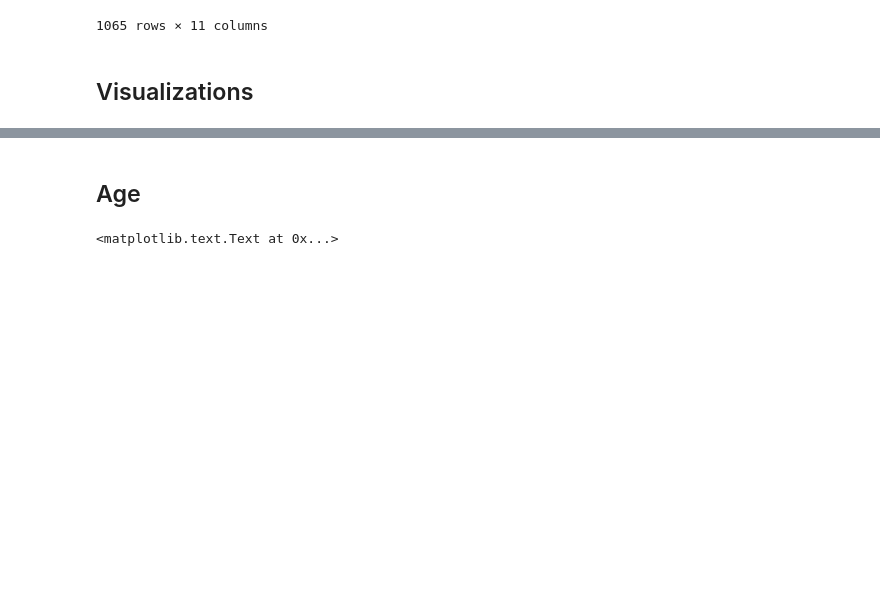
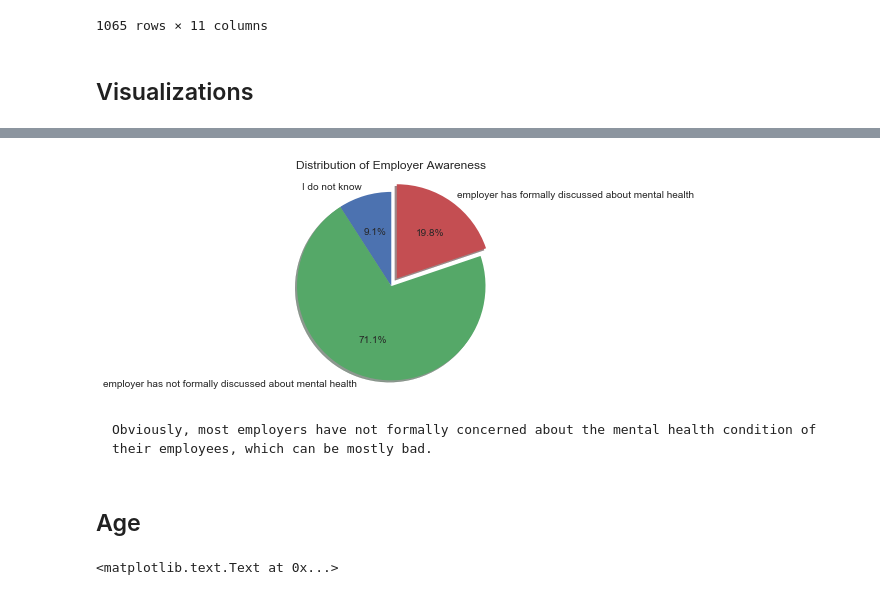
Before and after one commit to ncmatson/SMU_ML_Labs, a Jupyter notebook: lab1.ipynb, the cells around one changed output, grey strips where cells are left out. Saved outputs shown, nothing was run; the diff lists cells and outputs as text; code cells hidden in the pictures; blank space fills up the shorter version.

```diff
--- a/lab1.ipynb
+++ b/lab1.ipynb
@@ -331,3 +478,29 @@ warnings.simplefilter('ignore', DeprecationWarning)
+# %%
+labels = ['I    Obviously, most employers have not formally concerned about the mental health condition of their employees, which can be mostly bad.
+
+# Relationships
+
+    There can be many potential associations between the features found in the survey.
+
+    In order to better understand the common features of the workers with mental health disorder, it's important to find the analytic relationships between the features.
+
+    The two core features in the data set are 'past_hisotry' and 'current_state'.
+
+
+     do not know','employer has not formally discussed about mental health', 'employer has formally discussed about mental health']
+sizes = [97, 757, 211]
+explode = (0,0,0.1)
+
+fig1, ax1 = plt.subplots()
+ax1.pie(sizes, explode=explode, labels=labels, autopct='%1.1f%%',
+        shadow=True, startangle=90)
+ax1.axis('equal')  # Equal aspect ratio ensures that pie is drawn as a circle.
+plt.title("Distribution of Employer Awareness")
+plt.show()
+# %% [output]
+[figure, added]
+# %% [markdown]
+    Obviously, most employers have not formally concerned about the mental health condition of their employees, which can be mostly bad.
 # %% [markdown]
 ## Age
 # %%
```
Also changed, not shown: parts of 25 cells of this notebook, 1 other file.
